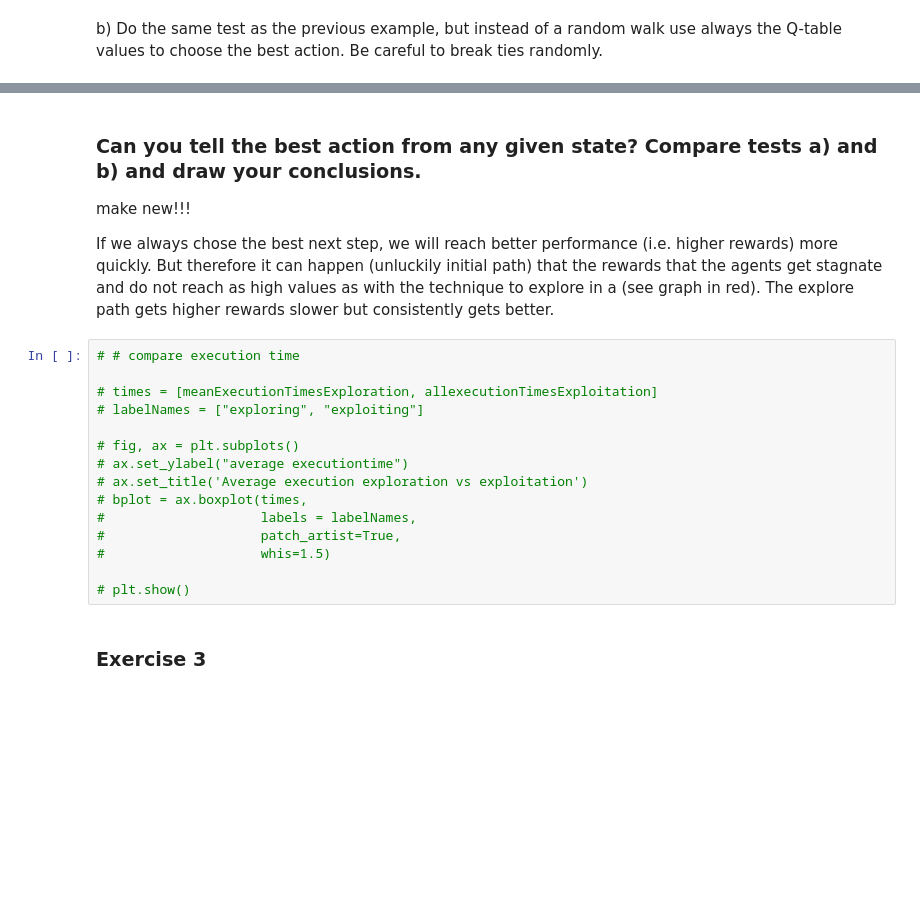
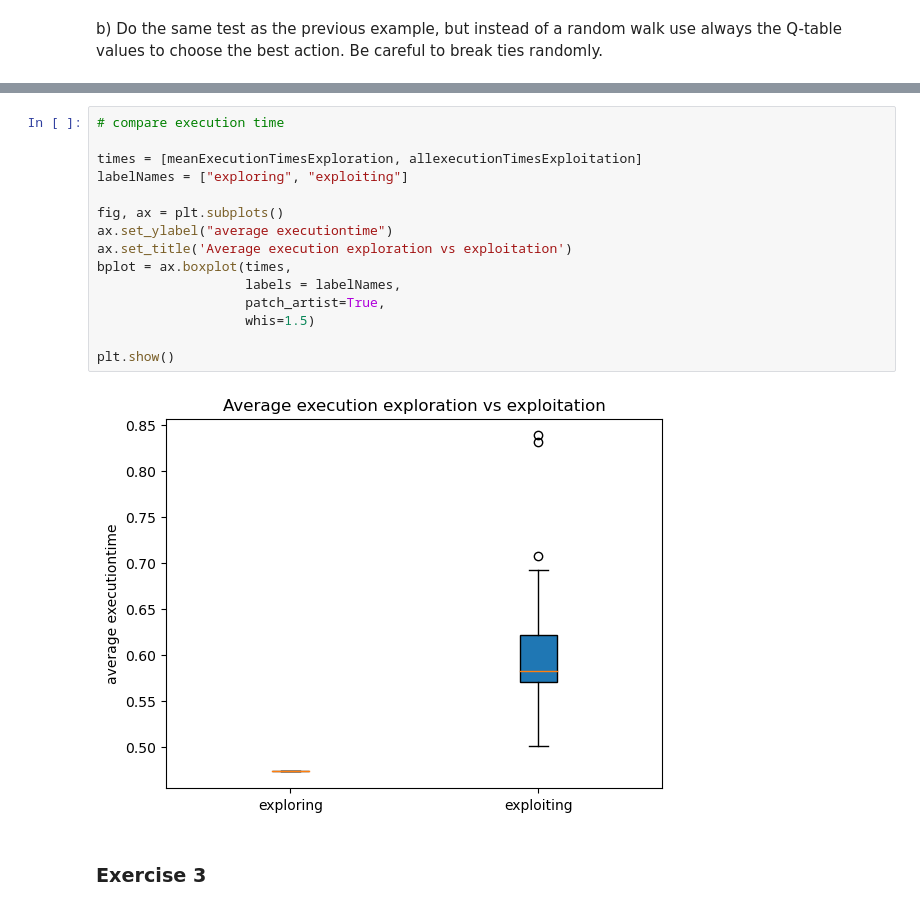
Before and after one commit to jelenameyer/IntroToMachineLearning, a Jupyter notebook: assignments/assignment3/a03.ipynb, the cells around one changed output, grey strips where cells are left out. Drawn from its saved outputs; the diff is of its cells as text; blank space fills up the shorter version.

```diff
--- a/assignments/assignment3/a03.ipynb
+++ b/assignments/assignment3/a03.ipynb
@@ -529,25 +536,20 @@ plt.show()
-# %% [markdown]
-### Can you tell the best action from any given state? Compare tests a) and b) and draw your conclusions.
-
-
-make new!!!
-
-If we always chose the best next step, we will reach better performance (i.e. higher rewards) more quickly. But therefore it can happen (unluckily initial path) that the rewards that the agents get stagnate and do not reach as high values as with the technique to explore in a (see graph in red). The explore path gets higher rewards slower but consistently gets better.
 # %%
-# # compare execution time
+# compare execution time
 
-# times = [meanExecutionTimesExploration, allexecutionTimesExploitation]
-# labelNames = ["exploring", "exploiting"]
+times = [meanExecutionTimesExploration, allexecutionTimesExploitation]
+labelNames = ["exploring", "exploiting"]
 
-# fig, ax = plt.subplots()
-# ax.set_ylabel("average executiontime")
-# ax.set_title('Average execution exploration vs exploitation')
-# bplot = ax.boxplot(times,
-#                    labels = labelNames,
-#                    patch_artist=True,
-#                    whis=1.5)
+fig, ax = plt.subplots()
+ax.set_ylabel("average executiontime")
+ax.set_title('Average execution exploration vs exploitation')
+bplot = ax.boxplot(times,
+                   labels = labelNames,
+                   patch_artist=True,
+                   whis=1.5)
 
-# plt.show()
+plt.show()
+# %% [output]
+[figure, added]
 # %% [markdown]
 ### Exercise 3
 # %% [markdown]
```
Also changed, not shown: parts of 12 cells of this notebook, 1 other file.
